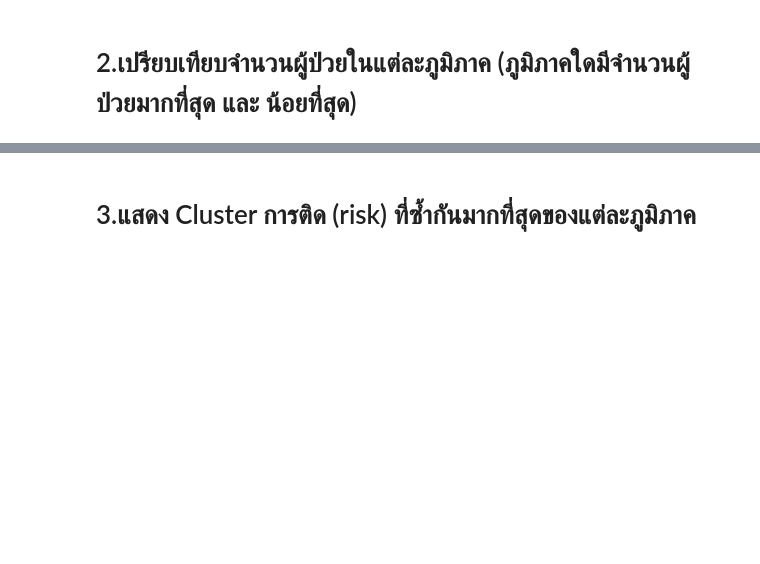
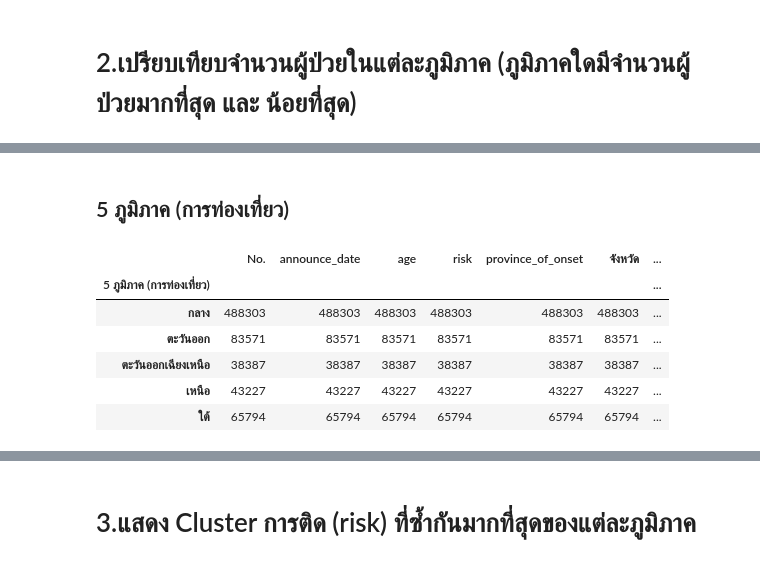
Before and after one commit to mintra-tippayaratsontorn/data_viz_2022, a Jupyter notebook: BasicPython&DataViz_midterm2022.ipynb, the cells around one changed output, grey strips where cells are left out. Cells and saved outputs as stored; diff of their text form; code cells hidden in the pictures; blank space fills up the shorter version.

```diff
--- a/BasicPython&DataViz_midterm2022.ipynb
+++ b/BasicPython&DataViz_midterm2022.ipynb
@@ -493,0 +558,12 @@ no1_t5.iloc[:1,:]
+# %% [markdown]
+## 5 ภูมิภาค (การท่องเที่ยว)
+# %%
+data_drop.groupby('5 ภูมิภาค (การท่องเที่ยว)').count()  # จัดกลุ่มข้อมูลโดยเลือก column ของ 5 ภูมิภาค (การท่องเที่ยว) และนับข้อมูล
+# %% [output]
+|  | No. | announce_date | age | risk | province_of_onset | จังหวัด | ... |
+| 5 ภูมิภาค (การท่องเที่ยว) |  |  |  |  |  |  | ... |
+| กลาง | 488303 | 488303 | 488303 | 488303 | 488303 | 488303 | ... |
+| ตะวันออก | 83571 | 83571 | 83571 | 83571 | 83571 | 83571 | ... |
+| ตะวันออกเฉียงเหนือ | 38387 | 38387 | 38387 | 38387 | 38387 | 38387 | ... |
+| เหนือ | 43227 | 43227 | 43227 | 43227 | 43227 | 43227 | ... |
+| ใต้ | 65794 | 65794 | 65794 | 65794 | 65794 | 65794 | ... |
```
Also changed, not shown: parts of 15 cells of this notebook.
